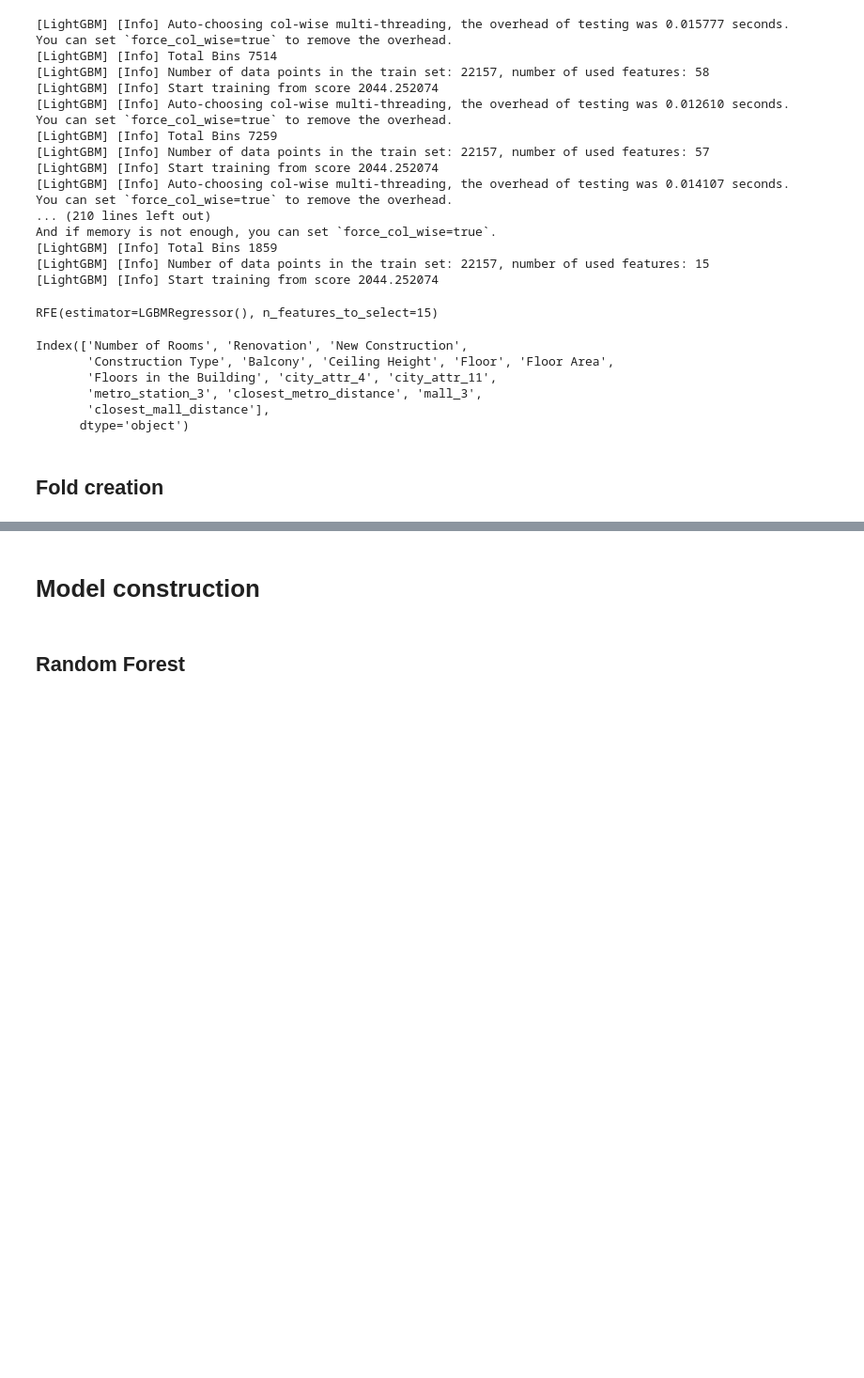
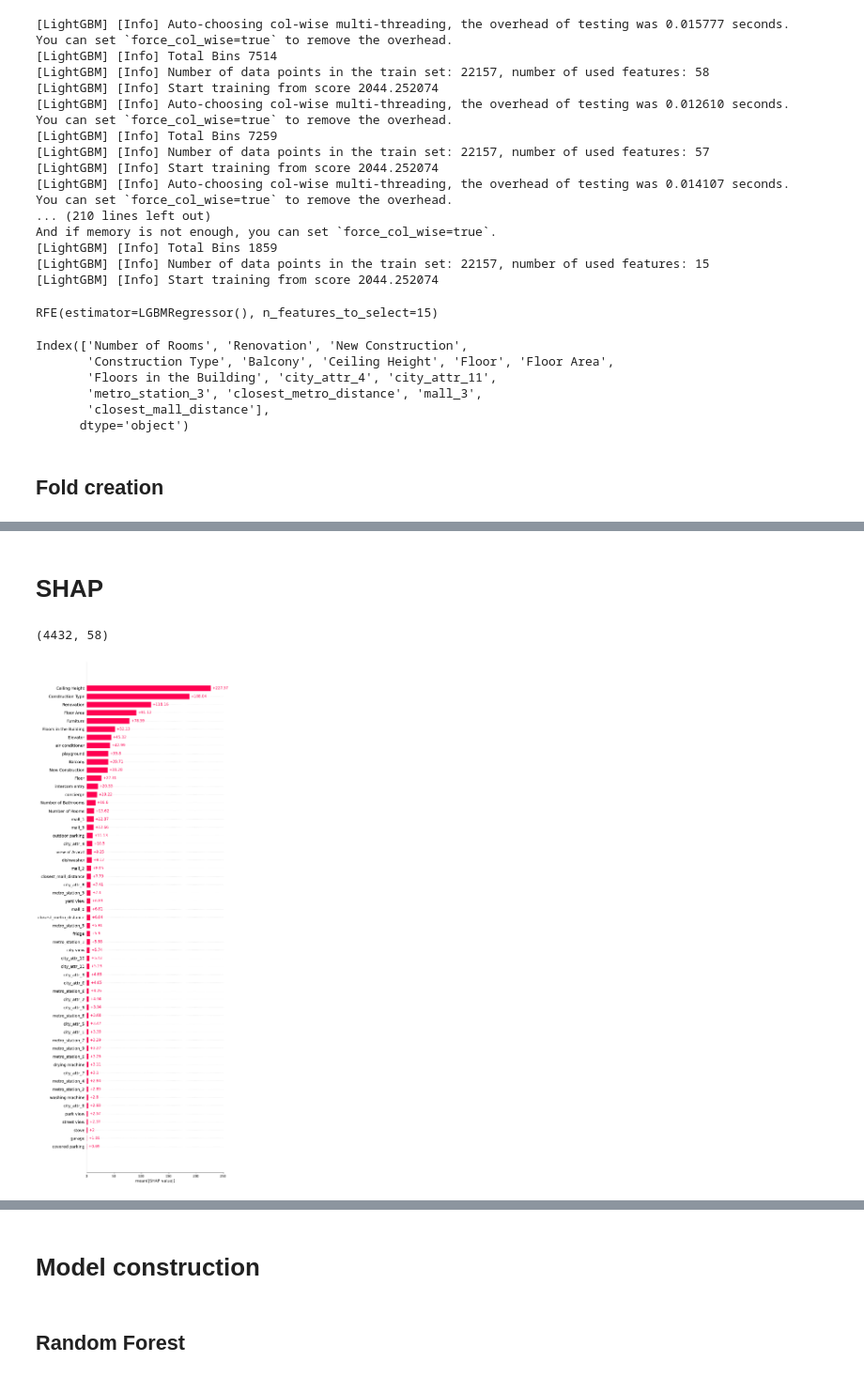
Before and after one commit to VaheC/ArmenianHousePrices, a Jupyter notebook: notebooks/model_training.ipynb, the cells around one changed output, grey strips where cells are left out. Shown at 94% size. Drawn from its saved outputs; the diff is of its cells as text; code cells hidden in the pictures; blank space fills up the shorter version.

```diff
--- a/notebooks/model_training.ipynb
+++ b/notebooks/model_training.ipynb
@@ -333,6 +357,7 @@ class FSelector():
         self.selected_feats.extend(self.selected_ordinal_feats)
         self.selected_feats.extend(self.selected_nominal_feats)
         # self.selected_feats.extend(self.boruto_feats)
+        self.selected_feats = list(set(self.selected_feats))
 
         return self.selected_feats
 # %%
@@ -351,6 +376,7 @@ fselector.get_boruto_feats()
 # %%
 models_list = [RandomForestRegressor(), XGBRegressor(), LGBMRegressor()]
 model_names_list = ['RandomForestRegressor', 'XGBRegressor', 'LGBMRegressor']
+feats_dict = {}
 
 for i in range(len(models_list)):
 
@@ -367,5 +393,7 @@ for i in range(len(models_list)):
 
     selected_feats_list = fselector.get_votes()
 
+    feats_dict[model_names_list[i]] = selected_feats_list
+
     print(f"{model_names_list[i]}: {selected_feats_list}")
 # %% [output]
@@ -374,0 +403,17 @@ LGBMRegressor: ['Ceiling Height', 'Floor', 'Floors in the Building', 'covered pa
+# %%
+models_list = [RandomForestRegressor(), XGBRegressor(), LGBMRegressor()]
+model_names_list = ['RandomForestRegressor', 'XGBRegressor', 'LGBMRegressor']
+
+for i in range(len(models_list)):
+
+    model = models_list[i]
+
+    X_train = X[feats_dict[model_names_list[i]]]
+
+    model.fit(X_train, y)
+
+    y_pred = model.predict(X_train)
+
+    temp_mse = mean_squared_error(y, y_pred)
+
+    print(f"{model_names_list[i]}: {temp_mse}")
@@ -521,3 +711,22 @@ lgbm_rfecv.fit(X, y)
 
 lgbm_rfecv_feats = X.iloc[:, list(lgbm_rfecv.support_)].columns
 lgbm_rfecv_feats
+# %% [markdown]
+# SHAP
+# %%
+shap_rf = RandomForestRegressor()
+
+X_train = X.iloc[kf_cv_list[0][0], :]
+y_train = y.iloc[kf_cv_list[0][0], :]
+
+shap_rf.fit(X_train, y_train)
+
+X_valid = X.iloc[kf_cv_list[0][1], :]
+y_valid = y.iloc[kf_cv_list[0][1], :]
+
+explainer = shap.Explainer(shap_rf.predict, X_valid)
+shap_values = explainer(X_valid)
+# %%
+shap_values.values.shape
+# %% [output]
+(4432, 58)
@@ -523,0 +736,4 @@ lgbm_rfecv_feats
+# %%
+shap.plots.bar(shap_values, max_display=58)
+# %% [output]
+[figure, added]
```
Also changed, not shown: parts of 23 cells of this notebook.
